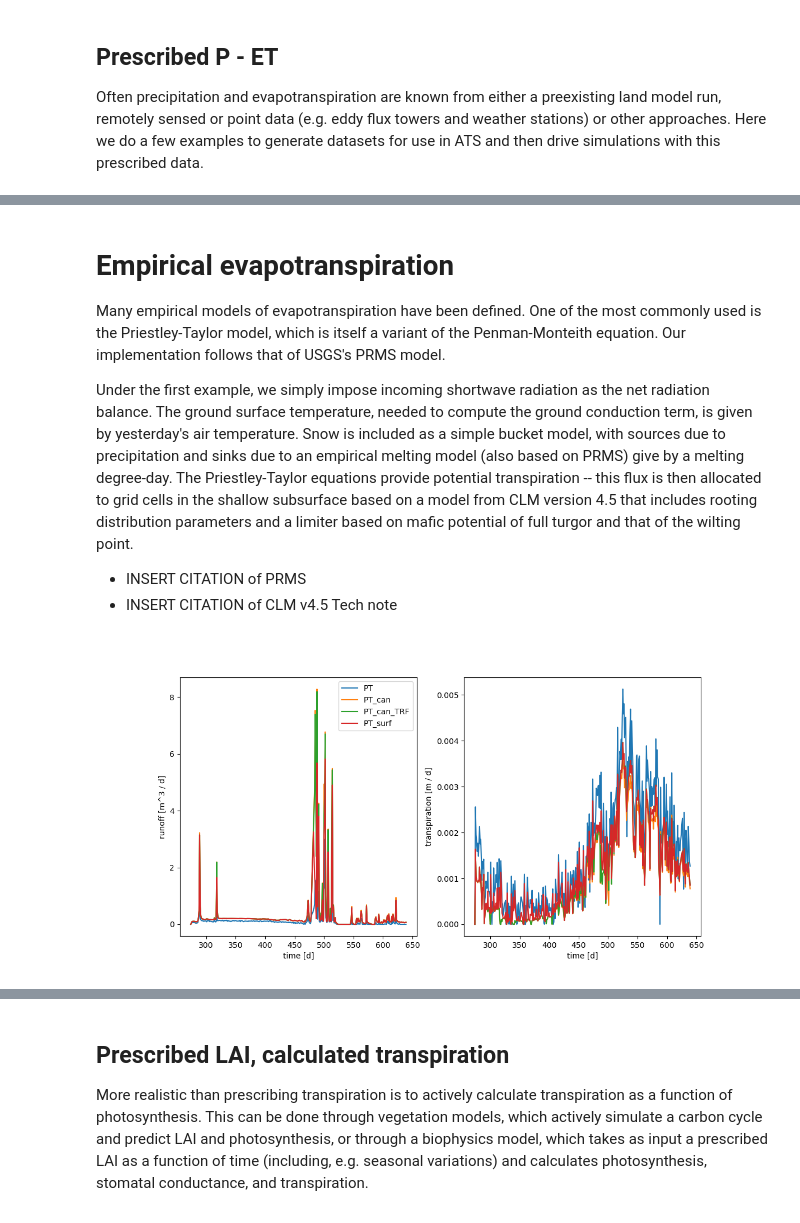
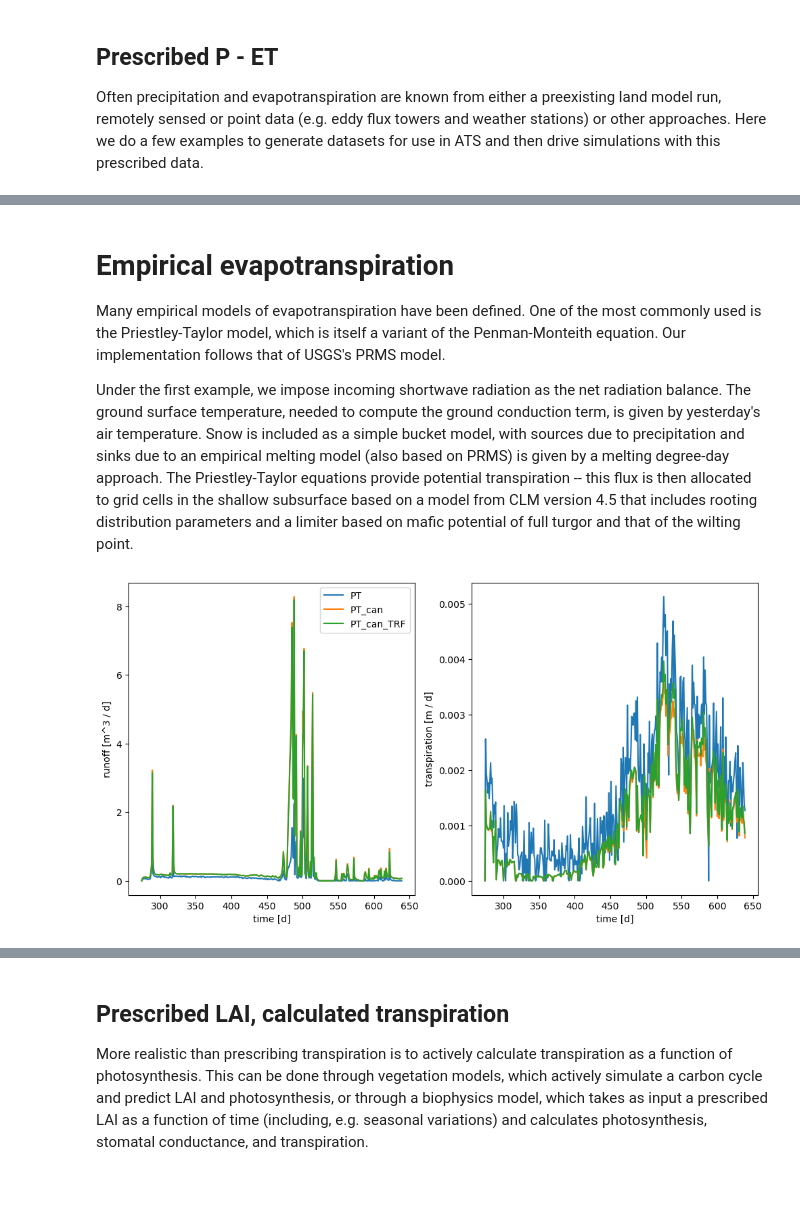
Before and after one commit to amanzi/ats-demos, a Jupyter notebook: 05_ecohydrology/ecohydrology.ipynb, the cells around one changed output, grey strips where cells are left out. Drawn from its saved outputs; the diff is of its cells as text; code cells hidden in the pictures; blank space fills up the shorter version.

Commit message:
updates to jupyter notebooks to run demos inline

```diff
--- a/05_ecohydrology/ecohydrology.ipynb
+++ b/05_ecohydrology/ecohydrology.ipynb
@@ -165,12 +182,10 @@ plt.show()
 
 Many empirical models of evapotranspiration have been defined.  One of the most commonly used is the Priestley-Taylor model, which is itself a variant of the Penman-Monteith equation.  Our implementation follows that of USGS's PRMS model.
 
-Under the first example, we simply impose incoming shortwave radiation as the net radiation balance.  The ground surface temperature, needed to compute the ground conduction term, is given by yesterday's air temperature.  Snow is included as a simple bucket model, with sources due to precipitation and sinks due to an empirical melting model (also based on PRMS) give by a melting degree-day.  The Priestley-Taylor equations provide potential transpiration -- this flux is then allocated to grid cells in the shallow subsurface based on a model from CLM version 4.5 that includes rooting distribution parameters and a limiter based on mafic potential of full turgor and that of the wilting point.
-
-- INSERT CITATION of PRMS
-- INSERT CITATION of CLM v4.5 Tech note
+Under the first example, we impose incoming shortwave radiation as the net radiation balance.  The ground surface temperature, needed to compute the ground conduction term, is given by yesterday's air temperature.  Snow is included as a simple bucket model, with sources due to precipitation and sinks due to an empirical melting model (also based on PRMS) is given by a melting degree-day approach.  The Priestley-Taylor equations provide potential transpiration -- this flux is then allocated to grid cells in the shallow subsurface based on a model from CLM version 4.5 that includes rooting distribution parameters and a limiter based on mafic potential of full turgor and that of the wilting point.
 # %%
-def plot(dirname, axs=None, label=None):
+def plot(testname, axs=None, label=None):
+    dirname = testname+'.demo'
     obs = pandas.read_csv(os.path.join(dirname, 'water_balance.dat'), comment='#')
     if axs is None:
         fig,axs = plt.subplots(1,2, figsize=(12,6))
@@ -186,9 +206,8 @@ def plot(dirname, axs=None, label=None):
 # %%
-axs = plot('priestley_taylor.demo', label='PT')
-plot('priestley_taylor_canopy_evapotranspiration.demo', axs, label='PT_can')
-plot('priestley_taylor_canopy_evapotranspiration_relperm_trf.demo', axs, label='PT_can_TRF')
-plot('priestley_taylor_canopy_evapotranspiration_relperm_trf_surftemp.demo', axs, label='PT_surf')
+axs = plot('priestley_taylor', label='PT')
+plot('priestley_taylor_canopy_evapotranspiration', axs, label='PT_can')
+plot('priestley_taylor_canopy_evapotranspiration_relperm_trf', axs, label='PT_can_TRF')
 axs[0].legend()
 plt.show()
 # %% [output]
-[figure, old version]
+[figure, new version]
```
Also changed, not shown: parts of 21 cells of this notebook, 4 other files.
